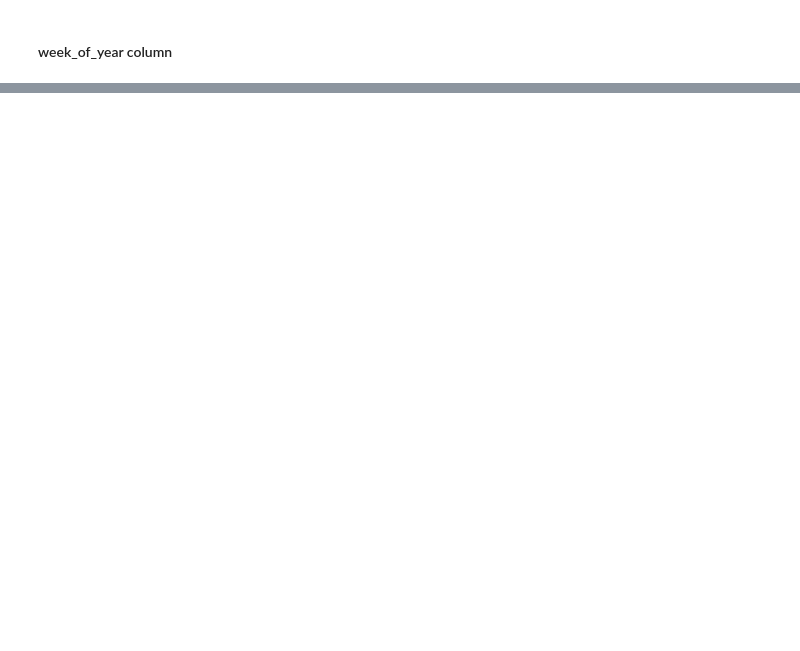
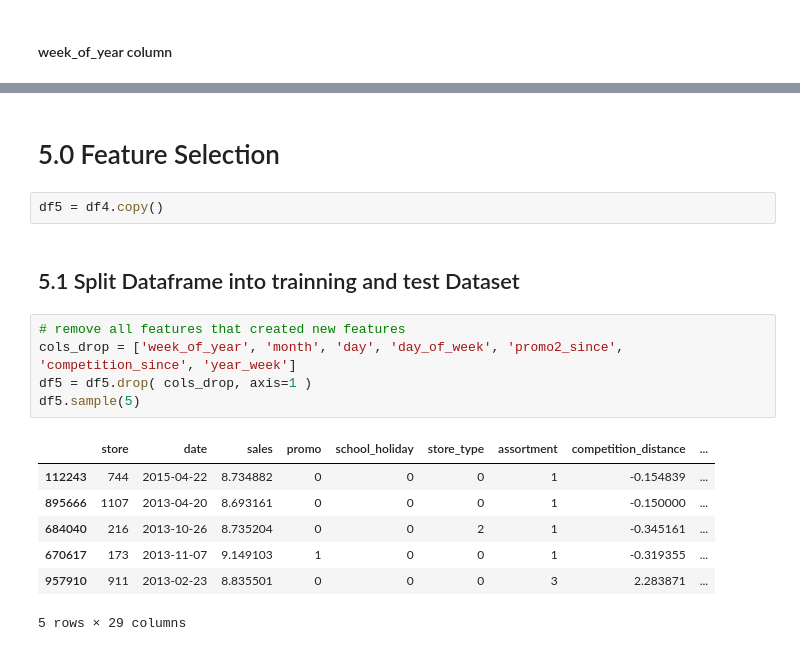
Before and after one commit to mendesdata/rossmann_store_sales, a Jupyter notebook: notebooks/rossmann.ipynb, the cells around one changed output, grey strips where cells are left out. Cells and saved outputs as stored; diff of their text form; blank space fills up the shorter version.

```diff
--- a/notebooks/rossmann.ipynb
+++ b/notebooks/rossmann.ipynb
@@ -1064,0 +1084,19 @@ df4[['week_of_year', 'week_of_year_sin', 'week_of_year_cos']].sample(5)
+# %% [markdown]
+# 5.0 Feature Selection
+# %%
+df5 = df4.copy()
+# %% [markdown]
+## 5.1 Split Dataframe into trainning and test Dataset
+# %%
+# remove all features that created new features
+cols_drop = ['week_of_year', 'month', 'day', 'day_of_week', 'promo2_since', 'competition_since', 'year_week']
+df5 = df5.drop( cols_drop, axis=1 )
+df5.sample(5)
+# %% [output]
+|  | store | date | sales | promo | school_holiday | store_type | assortment | competition_distance | ... |
+| 112243 | 744 | 2015-04-22 | 8.734882 | 0 | 0 | 0 | 1 | -0.154839 | ... |
+| 895666 | 1107 | 2013-04-20 | 8.693161 | 0 | 0 | 0 | 1 | -0.150000 | ... |
+| 684040 | 216 | 2013-10-26 | 8.735204 | 0 | 0 | 2 | 1 | -0.345161 | ... |
+| 670617 | 173 | 2013-11-07 | 9.149103 | 1 | 0 | 0 | 1 | -0.319355 | ... |
+| 957910 | 911 | 2013-02-23 | 8.835501 | 0 | 0 | 0 | 3 | 2.283871 | ... |
+5 rows × 29 columns
```
Also changed, not shown: parts of 28 cells of this notebook.
